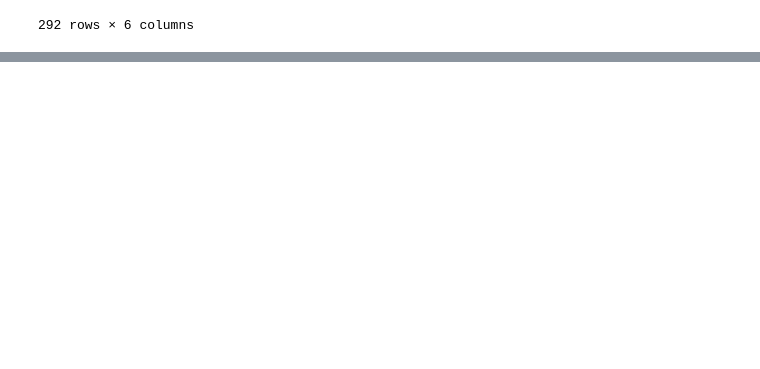
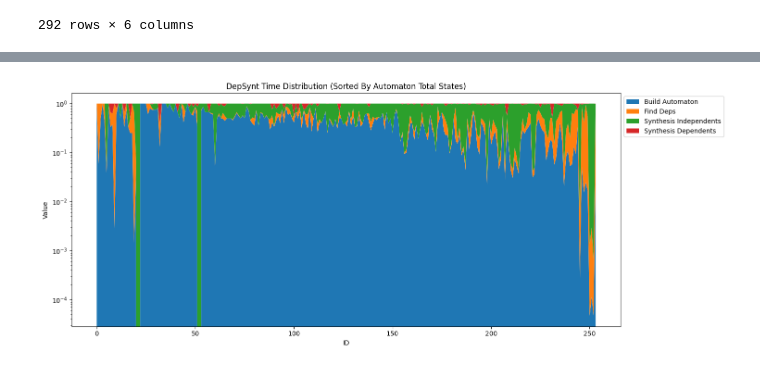
Before and after one commit to eliyaoo32/DepSynt, a Jupyter notebook: scripts/visualization.ipynb, the cells around one changed output, grey strips where cells are left out. Drawn from its saved outputs; the diff is of its cells as text; code cells hidden in the pictures; blank space fills up the shorter version.

```diff
--- a/scripts/visualization.ipynb
+++ b/scripts/visualization.ipynb
@@ -143,0 +153,21 @@ gen_stackplot(should_include_row, title, sort_by="Total Duration")
+# %%
+def should_include_row(row):
+    status = row["Status"]
+    total_duration = row["Total Duration"]
+    total_deps_var = row["Total Dependent Variables"]
+    total_indeps_var = row["Total Independent Variables"]
+
+    if total_duration <= 0:
+        return False
+    if status != "Success":
+        return False
+    if total_deps_var == 0:
+        return False
+
+    return True
+
+sort_by = "Automaton Total States"
+title = f"DepSynt Time Distribution (Sorted By {sort_by})"
+gen_stackplot(should_include_row, title, sort_by=sort_by)
+# %% [output]
+[figure, added]
```
Also changed, not shown: parts of 2 cells of this notebook, 10 other files.
